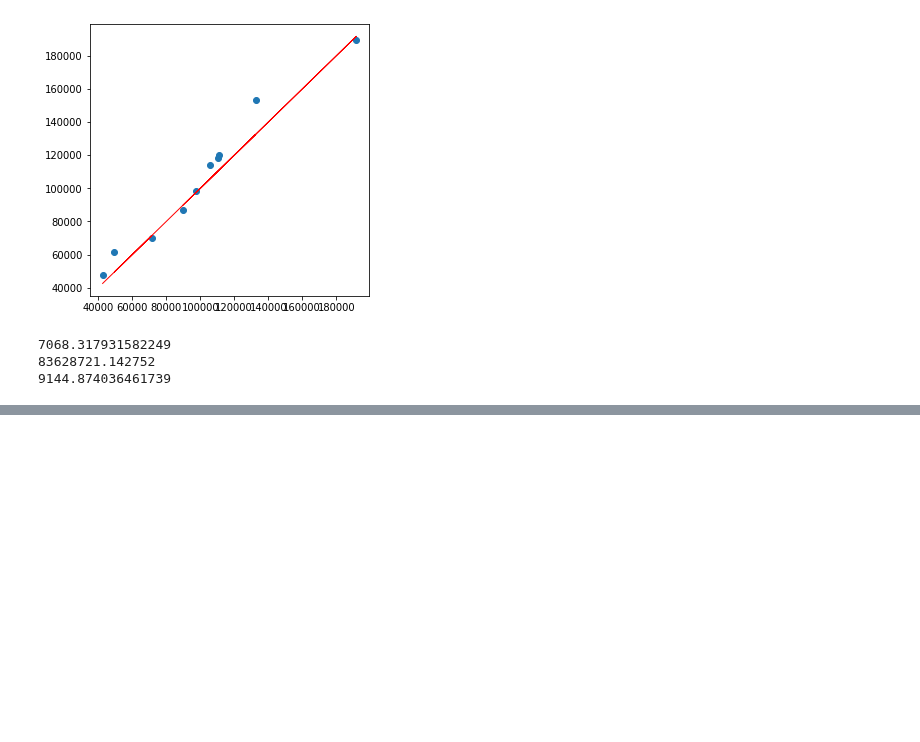
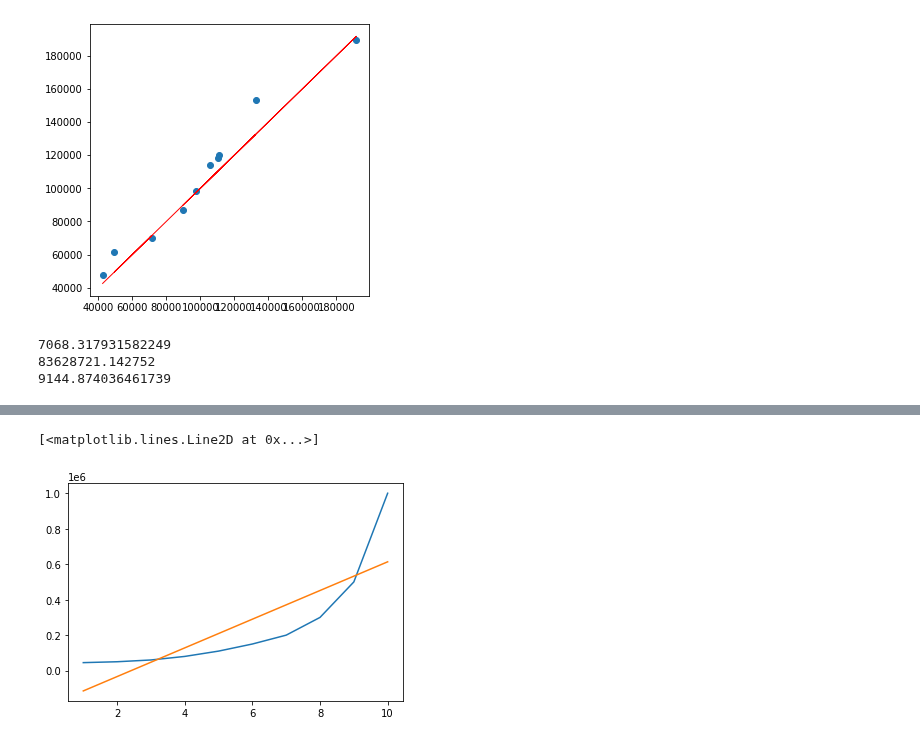
Before and after one commit to kozz84/Udemy, a Jupyter notebook: Machine_Learning_A_Z.ipynb, the cells around one changed output, grey strips where cells are left out. Drawn from its saved outputs; the diff is of its cells as text; code cells hidden in the pictures; blank space fills up the shorter version.

```diff
--- a/Machine_Learning_A_Z.ipynb
+++ b/Machine_Learning_A_Z.ipynb
@@ -234,0 +269,2 @@ print(np.sqrt(metrics.mean_squared_error(y_test,y_pred)))
+# %%
+lg = LinearRegression()
@@ -234,0 +275,8 @@ print(np.sqrt(metrics.mean_squared_error(y_test,y_pred)))
+# %%
+y_pred = lg.predict(data['Level'].values.reshape(-1,1))
+# %%
+plt.plot(data['Level'],data['Salary'])
+plt.plot(data['Level'],y_pred)
+# %% [output]
+[<matplotlib.lines.Line2D at 0x...>]
+[figure, added]
```
Also changed, not shown: parts of 35 cells of this notebook.
